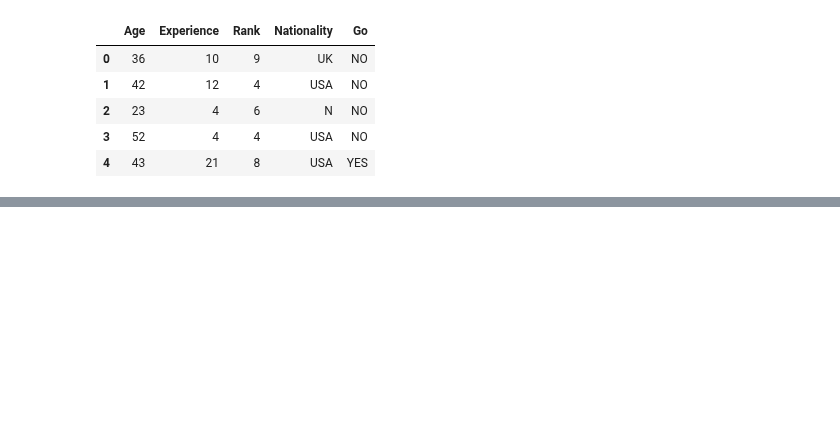
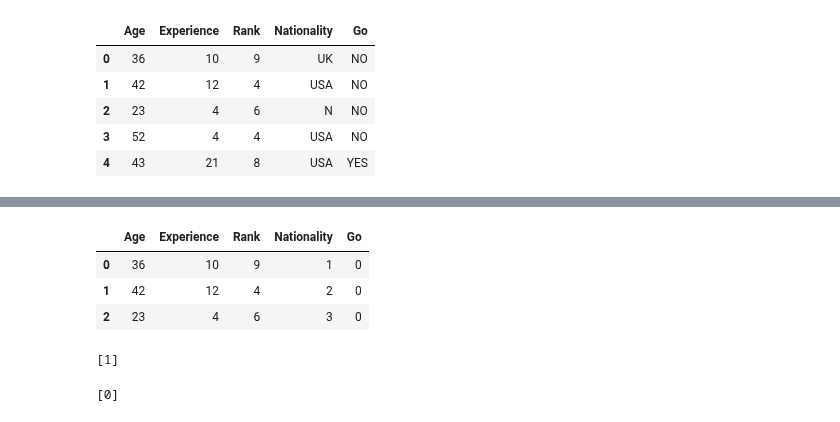
Before and after one commit to jabedkhanjb/Machine-Learning, a Jupyter notebook: Practice Folder/Decision Tree/Decision Tree.ipynb, the cells around one changed output, grey strips where cells are left out. Saved outputs shown, nothing was run; the diff lists cells and outputs as text; code cells hidden in the pictures; blank space fills up the shorter version.

```diff
--- a/Practice Folder/Decision Tree/Decision Tree.ipynb
+++ b/Practice Folder/Decision Tree/Decision Tree.ipynb
@@ -15,0 +115,15 @@ a = {"UK": 1, "USA": 2, "N":}
+# %%
+df.head(3)
+# %% [output]
+|  | Age | Experience | Rank | Nationality | Go |
+| 0 | 36 | 10 | 9 | 1 | 0 |
+| 1 | 42 | 12 | 4 | 2 | 0 |
+| 2 | 23 | 4 | 6 | 3 | 0 |
+# %%
+print(mydecision.predict([[59, 19, 12, 2]]))
+# %% [output]
+[1]
+# %%
+ print(mydecision.predict([[40, 10, 6, 1]]))
+# %% [output]
+[0]
```
Also changed, not shown: parts of 14 cells of this notebook, 1 other file.
